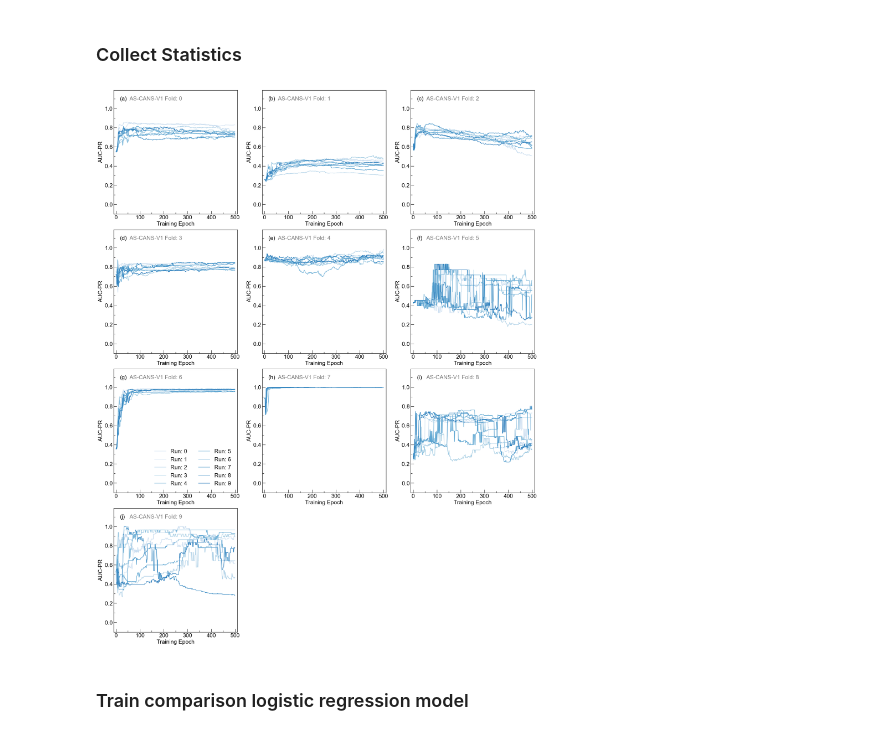
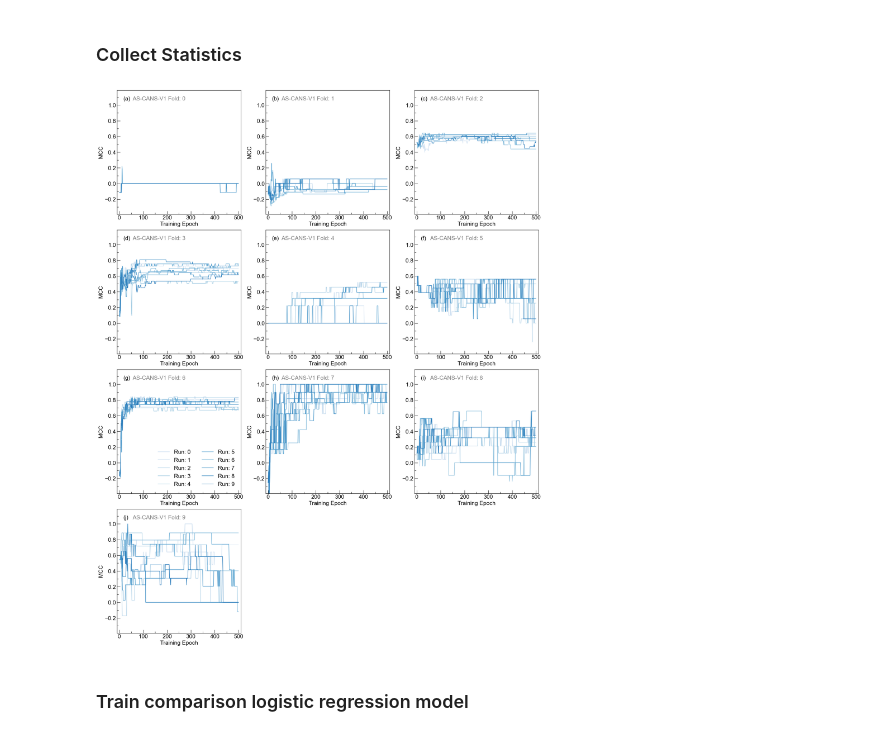
Before and after one commit to caltechlibrary/LiIonConductivityGraphs, a Jupyter notebook: notebooks/Step_7_Leave_One_Cluster_Out_Cross_Validation_Analysis.ipynb, the cells around one changed output. Drawn from its saved outputs; the diff is of its cells as text; code cells hidden in the pictures.

```diff
--- a/notebooks/Step_7_Leave_One_Cluster_Out_Cross_Validation_Analysis.ipynb
+++ b/notebooks/Step_7_Leave_One_Cluster_Out_Cross_Validation_Analysis.ipynb
@@ -45,8 +37,8 @@ Due to the size and computational intensity of the hyperparameter optimization r
 ### Define paths for relevant directories
 # %%
 controls_filepath = r"..\data\controls.json"
-train_val_split_path = r"..\data\ionic_conductivity_database_11022023_train_val_test_splits\classification\lococv"
-atomistic_feature_path = r"..\data\atomistic_features_11022023.pkl"
+train_val_split_path = r"..\data\training_validation_testing_splits\classification\lococv"
+atomistic_feature_path = r"..\data\atomistic_features.pkl"
 atomistic_results_path =r"..\data\atomistic_lococv_results.pkl"
 # %% [markdown]
 ### Plot results from leave-one-cluster-out cross validation
@@ -1218,42 +1210,43 @@ def plot_metric_subplot(ax, plot_label, feature, config_metric, plot_metric, fol
 
     if show_legend:
         ax.legend(loc='lower left', bbox_to_anchor=(0.29, 0.01), fontsize=18, ncol=2, frameon=False)
 
     ax.tick_params(axis='both', which='major', direction='in', length=10, width=1, labelsize=18, colors='k')
     ax.tick_params(axis='both', which='minor', direction='in', length=5, width=1, colors='k')
     ax.minorticks_on()
 
     ax.xaxis.set_minor_locator(ticker.AutoMinorLocator(2))
     ax.yaxis.set_minor_locator(ticker.AutoMinorLocator(2))
     ax.spines['top'].set_linewidth(1)
     ax.spines['bottom'].set_linewidth(1)
     ax.spines['left'].set_linewidth(1)
     ax.spines['right'].set_linewidth(1)
 
 fig = plt.figure(figsize=(24, 32))
 plt.rcParams['font.family'] = 'Arial'
 
+config_metric = 'val_pr_auc'
 feature = 'structure_simplified_wo_Li_megnet_site_feature_level_1_2019_4_1_formation_energy_2'
-config_metric = 'val_pr_auc'
-plot_metric = 'val_pr_auc'
-ylim = [-0.1, 1.19]
-#ylim=[-0.39, 1.19]
-ylabel = 'AUC-PR'
-#ylabel = 'MCC'
+#plot_metric = 'val_pr_auc'
+plot_metric = 'val_mcc'
+#ylim = [-0.1, 1.19]
+ylim=[-0.39, 1.19]
+#ylabel = 'AUC-PR'
+ylabel = 'MCC'
 
 gs = GridSpec(4, 3, figure=fig, hspace=0, wspace=0.2)
 
 for fold in range(10):
     show_legend = (fold == 6)
     plot_letter = chr(97 + fold)
     ax = fig.add_subplot(gs[fold // 3, fold % 3])
     plot_metric_subplot(ax, f'AS-CANS-V1 Fold: {fold}', feature, config_metric, plot_metric, fold, ylim, ylabel, plot_letter, show_legend=show_legend)
 
-figure_filename = r'../figures/AS_CANS_V1_AUC.png'
-plt.savefig(figure_filename, dpi=125, bbox_inches='tight')
+figure_filename = r'../figures/AS_CANS_V1_MCC_600dpi.tif'
+plt.savefig(figure_filename, dpi=600, bbox_inches='tight')
 plt.show()
 # %% [output]
-[figure, old version]
+[figure, new version]
 # %% [markdown]
 ### Train comparison logistic regression model
 # %%
```
Also changed, not shown: parts of 3 cells of this notebook, 8 other files.
